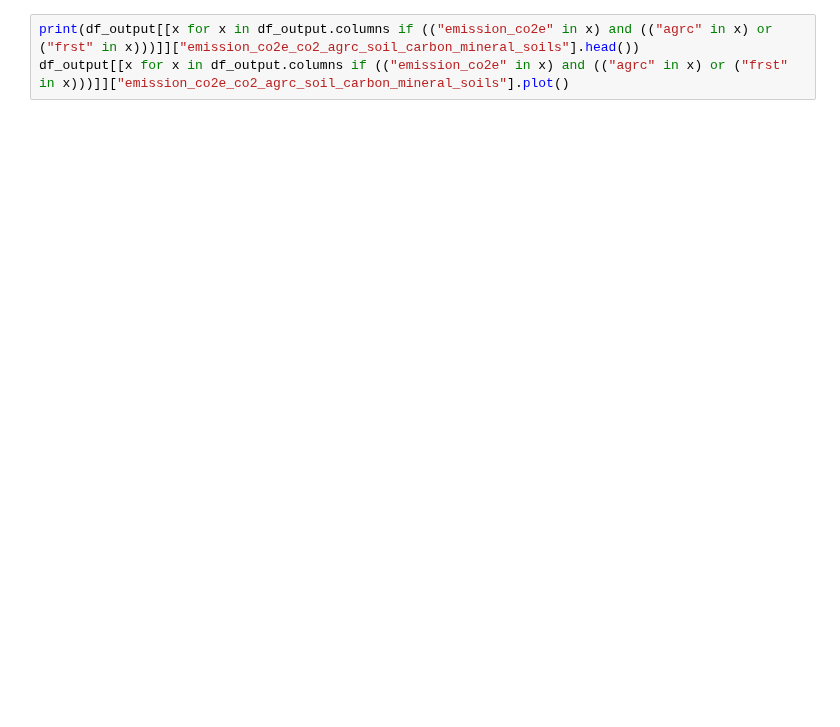
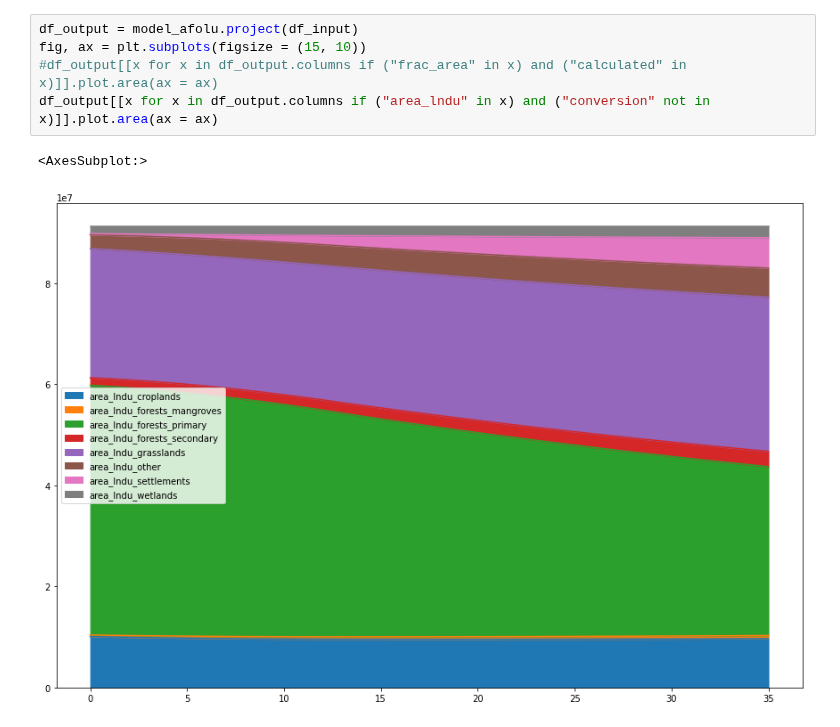
Before and after one commit to jarojasag/lac_decarbonization, a Jupyter notebook: python/estimate_transition_probability_increases.ipynb, the cells around one changed output. Saved outputs shown, nothing was run; the diff lists cells and outputs as text; blank space fills up the shorter version.

```diff
--- a/python/estimate_transition_probability_increases.ipynb
+++ b/python/estimate_transition_probability_increases.ipynb
@@ -106,3 +301,8 @@ Series([], Name: country, dtype: object)
 # %%
-print(df_output[[x for x in df_output.columns if (("emission_co2e" in x) and (("agrc" in x) or ("frst" in x)))]]["emission_co2e_co2_agrc_soil_carbon_mineral_soils"].head())
-df_output[[x for x in df_output.columns if (("emission_co2e" in x) and (("agrc" in x) or ("frst" in x)))]]["emission_co2e_co2_agrc_soil_carbon_mineral_soils"].plot()
+df_output = model_afolu.project(df_input)
+fig, ax = plt.subplots(figsize = (15, 10))
+#df_output[[x for x in df_output.columns if ("frac_area" in x) and ("calculated" in x)]].plot.area(ax = ax)
+df_output[[x for x in df_output.columns if ("area_lndu" in x) and ("conversion" not in x)]].plot.area(ax = ax)
+# %% [output]
+<AxesSubplot:>
+[figure, added]
```
Also changed, not shown: parts of 9 cells of this notebook, 6 other files.
